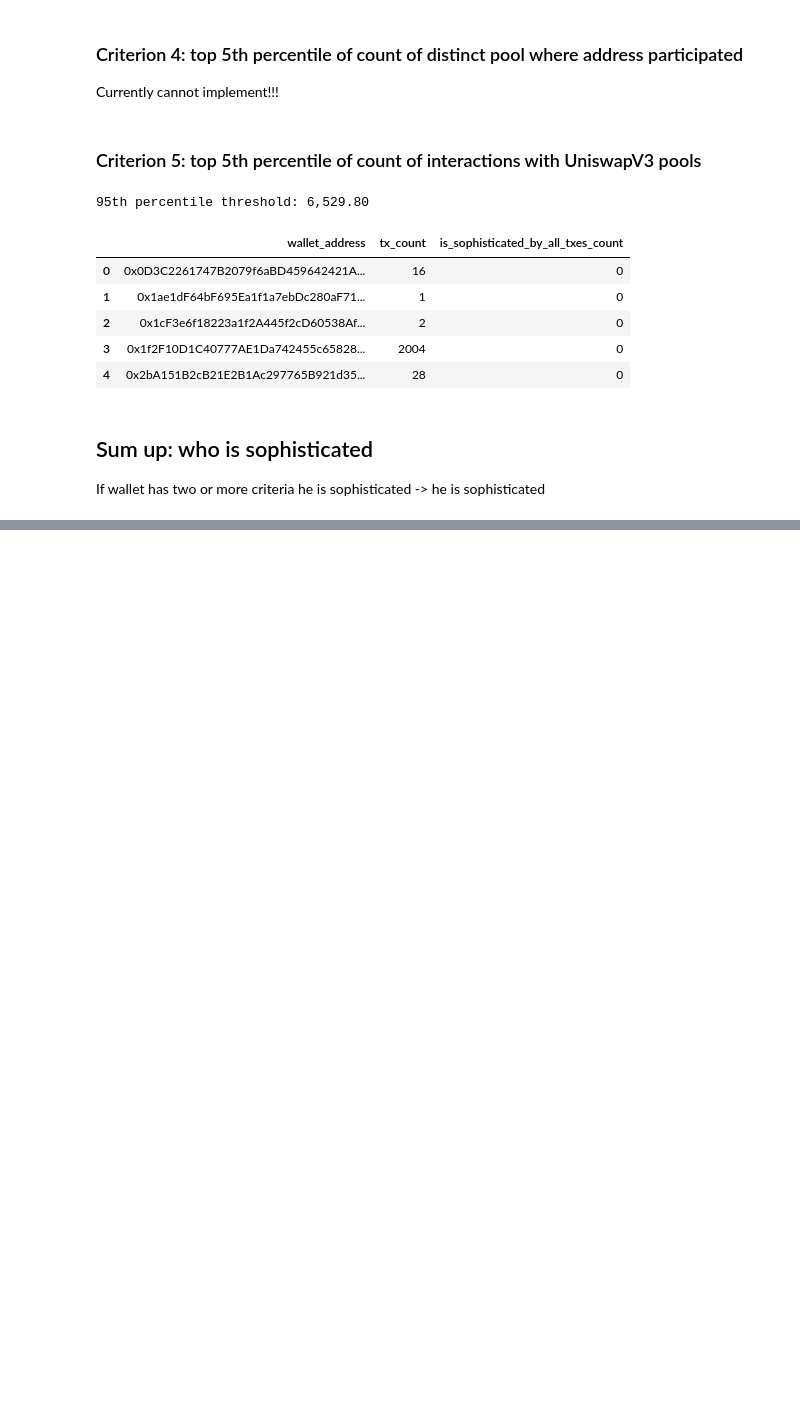
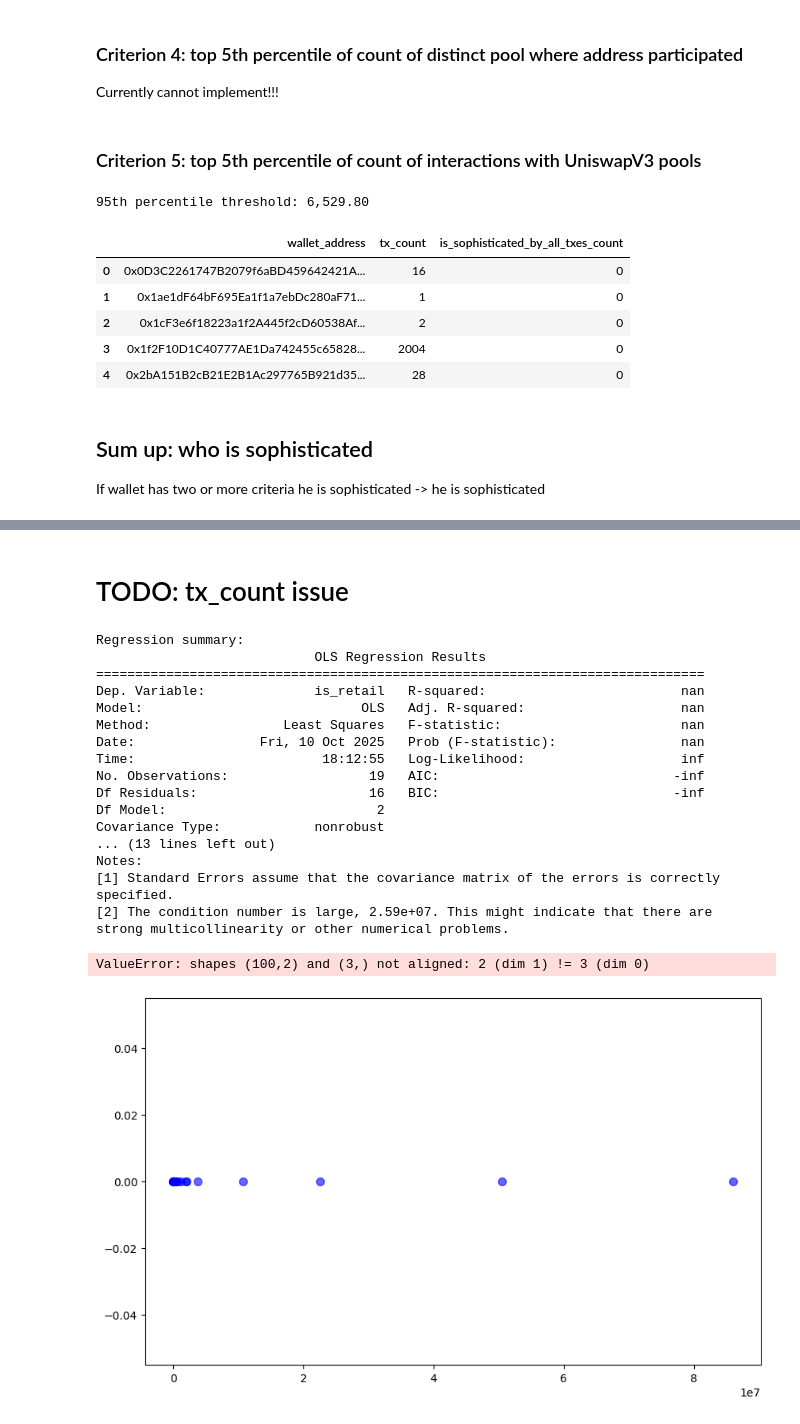
Before and after one commit to stryukovsky/go-backend-learn, a Jupyter notebook: analytics/UniswapV3.ipynb, the cells around one changed output, grey strips where cells are left out. Drawn from its saved outputs; the diff is of its cells as text; code cells hidden in the pictures; blank space fills up the shorter version.

```diff
--- a/analytics/UniswapV3.ipynb
+++ b/analytics/UniswapV3.ipynb
@@ -177,0 +190,75 @@ prettified.head()
+# %% [markdown]
+# TODO: tx_count issue
+# %%
+import statsmodels.api as sm
+import pandas as pd
+import numpy as np
+import matplotlib.pyplot as plt
+import seaborn as sns
+from sklearn.linear_model import LinearRegression
+from sklearn.preprocessing import StandardScaler
+
+plot_data = df[['is_retail', 'max_mint_volume_usd', 'mint_tx_count']].dropna()
+# Prepare data
+import statsmodels.api as sm
+
+# Prepare data
+x = plot_data['max_mint_volume_usd']
+y = plot_data['is_retail']
+
+# Add constant for intercept
+X = sm.add_constant(x)
+
+# Fit OLS model
+model = sm.OLS(y, X).fit()
+
+print("Regression summary:")
+print(model.summary())
+
+# Create plot
+plt.figure(figsize=(10, 6))
+
+# Scatter plot
+plt.scatter(x, y, alpha=0.6, color='blue', label='Actual data', s=50)
+
+# Regression line
+x_line = np.linspace(x.min(), x.max(), 100)
+X_line = sm.add_constant(x_line)
+y_line = model.predict(X_line)
+
+plt.plot(x_line, y_line, color='red', linewidth=2,
+         label=f'Regression line')
+
+# Add confidence interval
+predictions = model.get_prediction(X_line)
+frame = predictions.conf_int(alpha=0.05)  # 95% CI
+plt.fill_between(x_line, frame[:, 0], frame[:, 1], color='red', alpha=0.2, label='95% Confidence interval')
+
+plt.xlabel('Max Mint Volume (USD)')
+plt.ylabel('Is Retail (0 = Sophisticated, 1 = Retail)')
+plt.title('Linear Regression: Max Mint Volume vs Retail Classification\nwith Confidence Interval')
+plt.legend()
+plt.grid(True, alpha=0.3)
+
+plt.tight_layout()
+plt.show()
+# %% [output]
+Regression summary:
+                            OLS Regression Results
+==============================================================================
+Dep. Variable:              is_retail   R-squared:                         nan
+Model:                            OLS   Adj. R-squared:                    nan
+Method:                 Least Squares   F-statistic:                       nan
+Date:                Fri, 10 Oct 2025   Prob (F-statistic):                nan
+Time:                        18:12:55   Log-Likelihood:                    inf
+No. Observations:                  19   AIC:                              -inf
+Df Residuals:                      16   BIC:                              -inf
+Df Model:                           2
+Covariance Type:            nonrobust
+... (13 lines left out)
+Notes:
+[1] Standard Errors assume that the covariance matrix of the errors is correctly specified.
+[2] The condition number is large, 2.59e+07. This might indicate that there are
+strong multicollinearity or other numerical problems.
+ValueError: shapes (100,2) and (3,) not aligned: 2 (dim 1) != 3 (dim 0)
+[figure, added]
```
Also changed, not shown: parts of 1 cell of this notebook, 10 other files.
